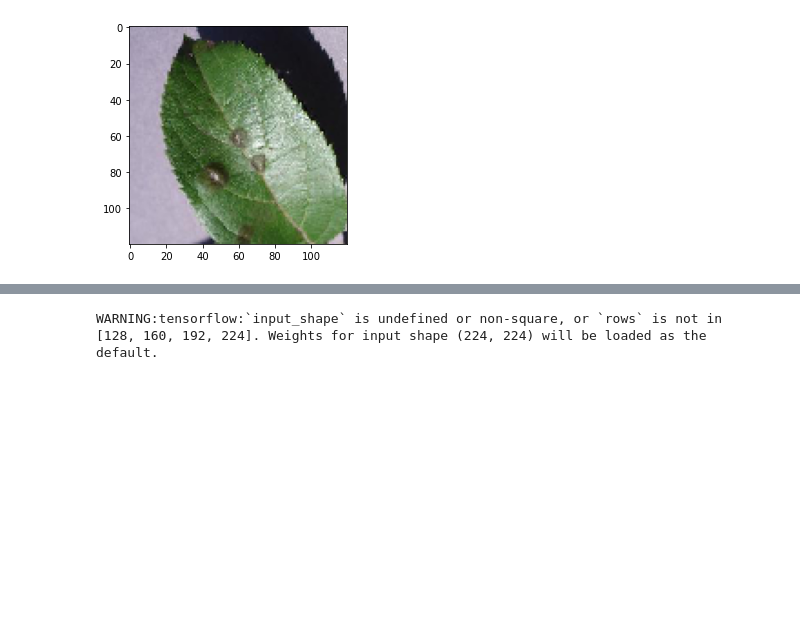
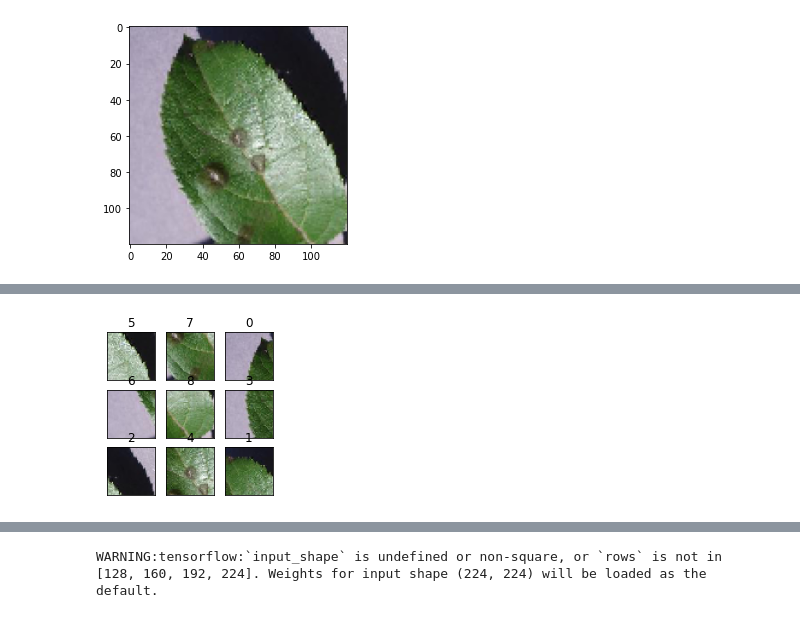
Before and after one commit to ge0metri/Deep-Learning-for-Visual-recognition-project, a Jupyter notebook: Notebook.ipynb, the cells around one changed output, grey strips where cells are left out. Drawn from its saved outputs; the diff is of its cells as text; code cells hidden in the pictures; blank space fills up the shorter version.

```diff
--- a/Notebook.ipynb
+++ b/Notebook.ipynb
@@ -84,7 +84,3 @@ def getPermutation(image_array, tilenumberx=3, shuffle = True):
 
 
     return out, idx
-# %%
-for image in img_data:
-    X, y = getPermutation(image, shuffle=False)
-    print(X.shape)
@@ -93,8 +87,8 @@ for image in img_data:
 # %%
-X, y = getPermutation(img_data[0], shuffle=False)
-plt.figure(figsize=(3,3))
-for i in range(9):
-    plt.subplot(3,3,i+1)
-    plt.imshow(X[i])
-    plt.xticks([]), plt.yticks([])
-    plt.title(int(y[i]))
+def showPermImg(X, y):
+    plt.figure(figsize=(3,3))
+    for i in range(9):
+        plt.subplot(3,3,i+1)
+        plt.imshow(X[i])
+        plt.xticks([]), plt.yticks([])
+        plt.title(int(y[i]))
@@ -113,3 +100,8 @@ for i in range(9):
+# %%
+X, y = getPermutation(img_data[0])
+showPermImg(X,y)
+# %% [output]
+[figure, added]
 # %%
 from keras.preprocessing.image import Iterator
 from keras.utils.np_utils import to_categorical
```
Also changed, not shown: parts of 9 cells of this notebook.
